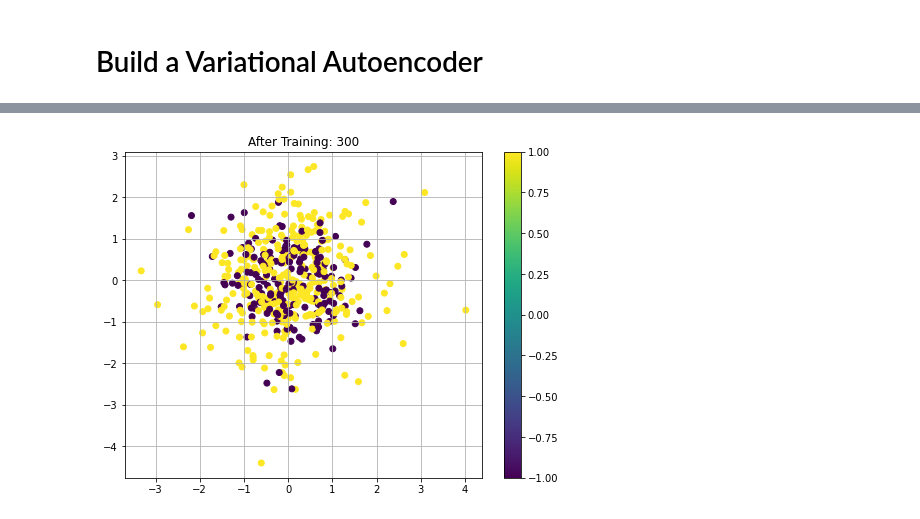
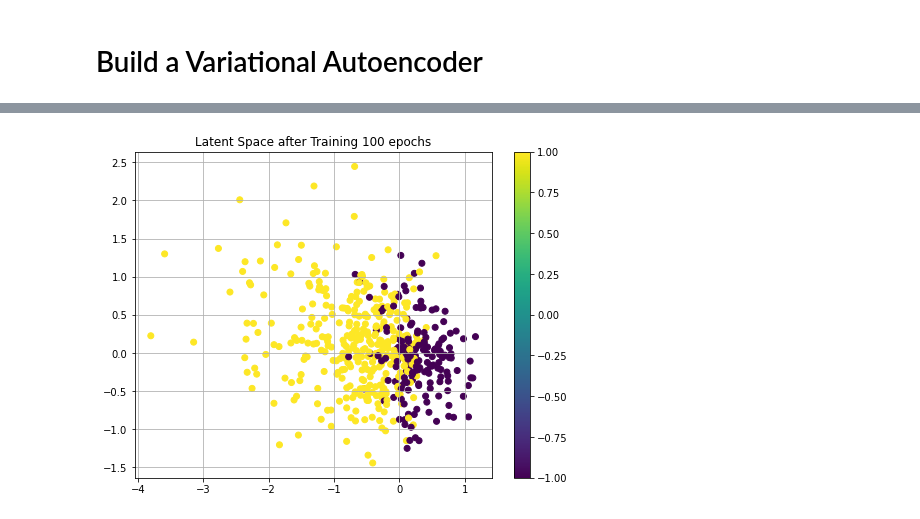
Before and after one commit to nahumsa/Variational-Autoencoder, a Jupyter notebook: VAE Entanglement Witness.ipynb, the cells around one changed output, grey strips where cells are left out. Cells and saved outputs as stored; diff of their text form; code cells hidden in the pictures.

Commit message:
Fixed output and showed separation on latent space

```diff
--- a/VAE Entanglement Witness.ipynb
+++ b/VAE Entanglement Witness.ipynb
@@ -126,7 +113,7 @@ def create_dataset(n_samples):
 samples_train = 5000
 states_train, measurements_train, labels_train = create_dataset(samples_train)
 
-samples_test = 500
+samples_test = 3000
 states_test, measurements_test, labels_test = create_dataset(samples_test)
 # %% [markdown]
 Checking the distribution of the labels.
@@ -189,7 +173,7 @@ from Models.VAE_Keras import DenseVariationalAutoencoderKeras
 #Parameters
 input_dimension = (15,)
 encoder_dense = [512,256]
-decoder_dense = [256, 512, 15]
+decoder_dense = [256, 512, 1]
 ZDIM = 2
 
 #Defining the Beta-VAE
@@ -238,19 +222,20 @@ bvae.compile(LEARNING_RATE, R_LOSS_FACTOR, BETA)
 # %%
 # Training Parameters
 
-BATCH_SIZE = 126
+BATCH_SIZE = 256
 
-EPOCHS = 300
+EPOCHS = 100
 
 PRINT_EVERY_N_BATCHES = 100
 
-INITIAL_EPOCH = 100
+INITIAL_EPOCH = 0
 # %%
-bvae.train(
-    x_train = X_train
-    , batch_size = BATCH_SIZE
-    , epochs = EPOCHS
-    , run_folder = RUN_FOLDER
-    , print_every_n_batches = PRINT_EVERY_N_BATCHES
-    , initial_epoch = INITIAL_EPOCH
-          )
+history = bvae.train(
+                      x_train = X_train
+                    , y_train = Y_train
+                    , batch_size = BATCH_SIZE
+                    , epochs = EPOCHS
+                    , run_folder = RUN_FOLDER
+                    , print_every_n_batches = PRINT_EVERY_N_BATCHES
+                    , initial_epoch = INITIAL_EPOCH
+                    )
@@ -257,9 +263,9 @@ bvae.train(
 # %%
 z_mu = bvae.encoder.predict(X_test)
 plt.figure(figsize=(8, 6))
 plt.scatter(z_mu[:, 0], z_mu[:, 1], c=Y_test)
 plt.colorbar()
-plt.title(f'After Training: {EPOCHS}')
+plt.title(f'Latent Space after Training {EPOCHS} epochs')
 plt.grid()
 # %% [output]
-[figure, old version]
+[figure, new version]
```
Also changed, not shown: parts of 14 cells of this notebook.
